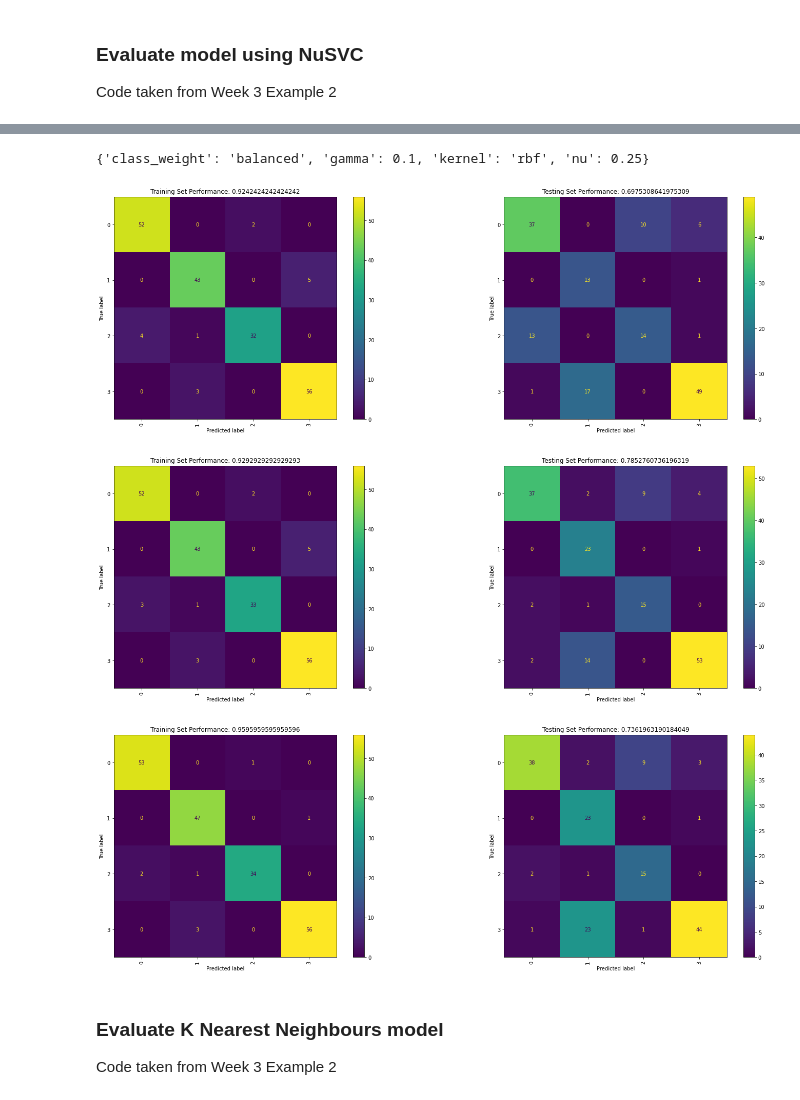
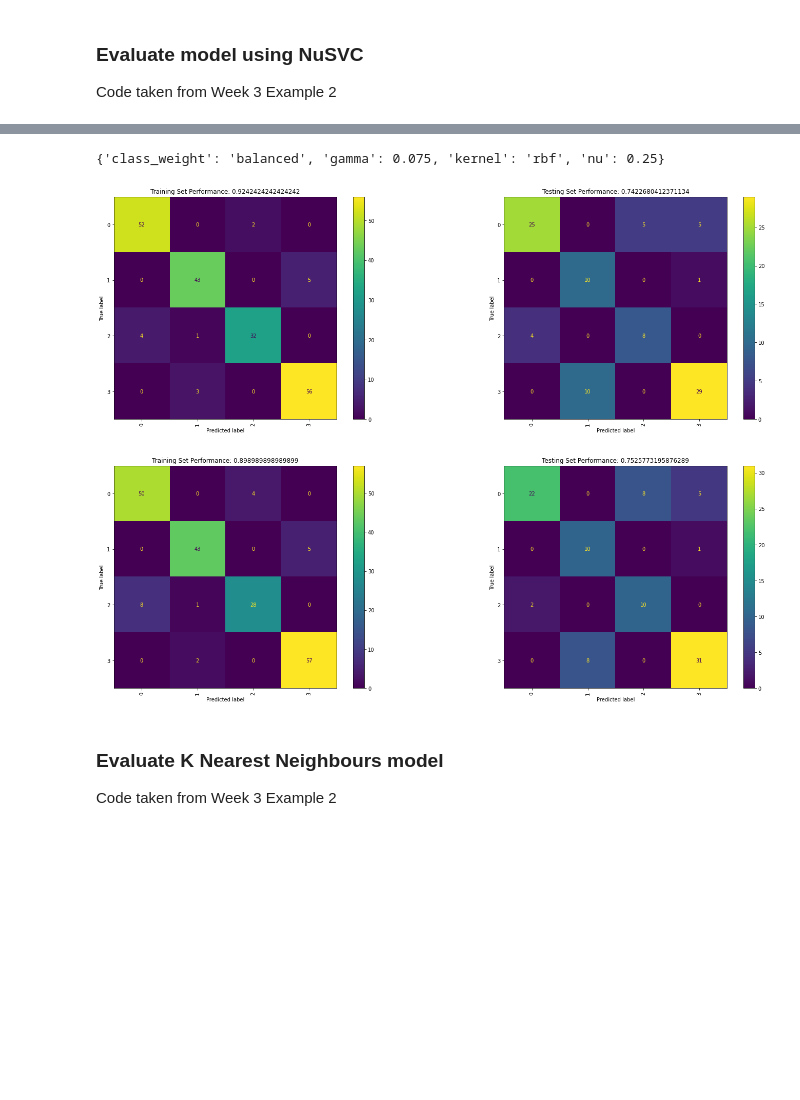
Before and after one commit to Sunthas515/420-1, a Jupyter notebook: Assessment 1A/Question2.ipynb, the cells around one changed output, grey strips where cells are left out. Saved outputs shown, nothing was run; the diff lists cells and outputs as text; code cells hidden in the pictures; blank space fills up the shorter version.

```diff
--- a/Assessment 1A/Question2.ipynb
+++ b/Assessment 1A/Question2.ipynb
@@ -102,7 +102,7 @@ Split testing set (50%) and validation set (50%)
 
 Code taken from Week 3 Example 1
 # %%
-X_test, X_val, Y_test, Y_val = train_test_split(X, Y, test_size=0.5, random_state=0)
+X_test, X_val, Y_test, Y_val = train_test_split(X, Y, test_size=0.7, random_state=0)
 # %% [markdown]
 ### Check train and test data to confirm size
 # %%
@@ -159,6 +159,6 @@ param_grid = [
 svm = SVC()
 
 grid_search = GridSearchCV(svm, param_grid)
-grid_search.fit(X_train, Y_train)
+grid_search.fit(X_val, Y_val)
 grid_search.cv_results_
 # %% [output]
@@ -240,6 +237,6 @@ param_grid = [
 svm = NuSVC()
 
 grid_search = GridSearchCV(svm, param_grid)
-grid_search.fit(X_train, Y_train)
+grid_search.fit(X_val, Y_val)
 grid_search.cv_results_
 # %% [output]
@@ -285,17 +282,14 @@ svm = NuSVC().set_params(**params)
 svm.fit(X_train, Y_train)
 eval_model(svm, X_train, Y_train, X_test, Y_test)
 # %% [output]
-{'class_weight': 'balanced', 'gamma': 0.1, 'kernel': 'rbf', 'nu': 0.25}
+{'class_weight': 'balanced', 'gamma': 0.075, 'kernel': 'rbf', 'nu': 0.25}
-[figure, old version]
+[figure, new version]
 # %%
-eval_model(svm, X_train, Y_train, X_val, Y_val)
-
-svm2 = NuSVC(nu=0.15)
+svm2 = NuSVC()
 svm2.fit(X_train, Y_train)
-eval_model(svm2, X_train, Y_train, X_val, Y_val)
+eval_model(svm2, X_train, Y_train, X_test, Y_test)
 # %% [output]
-[figure, old version]
+[figure, new version]
-[figure, removed]
 # %% [markdown]
 ### Evaluate K Nearest Neighbours model
 
```
Also changed, not shown: parts of 15 cells of this notebook.
